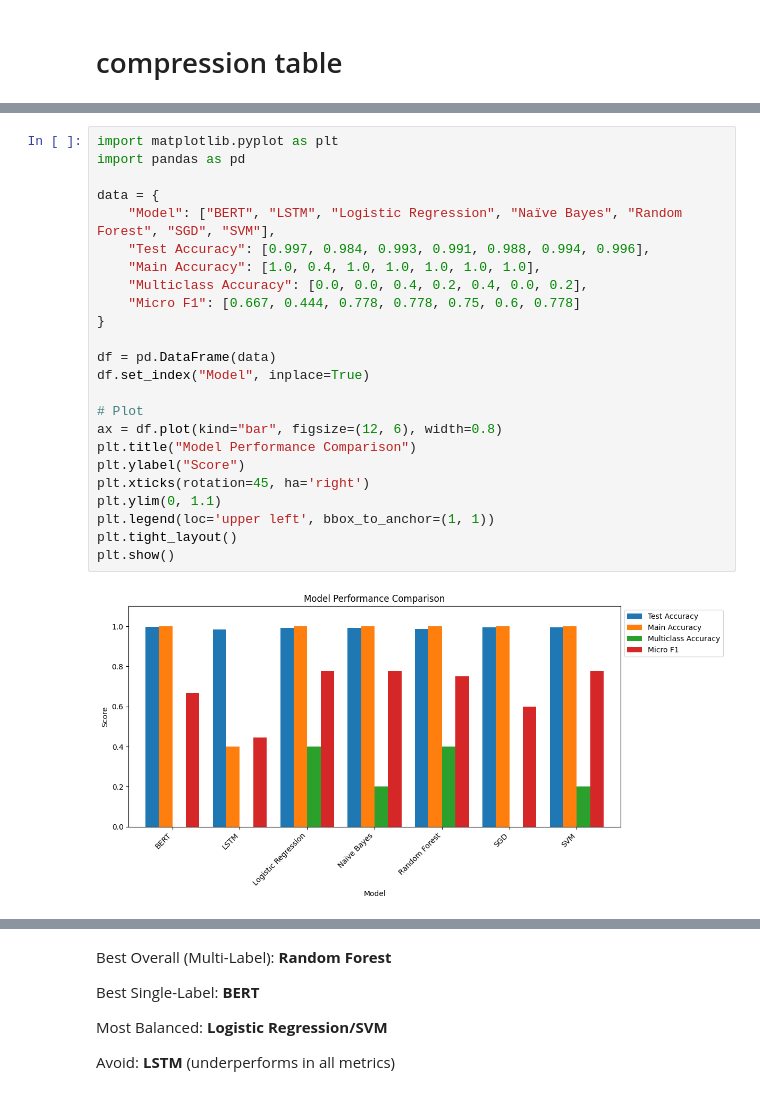
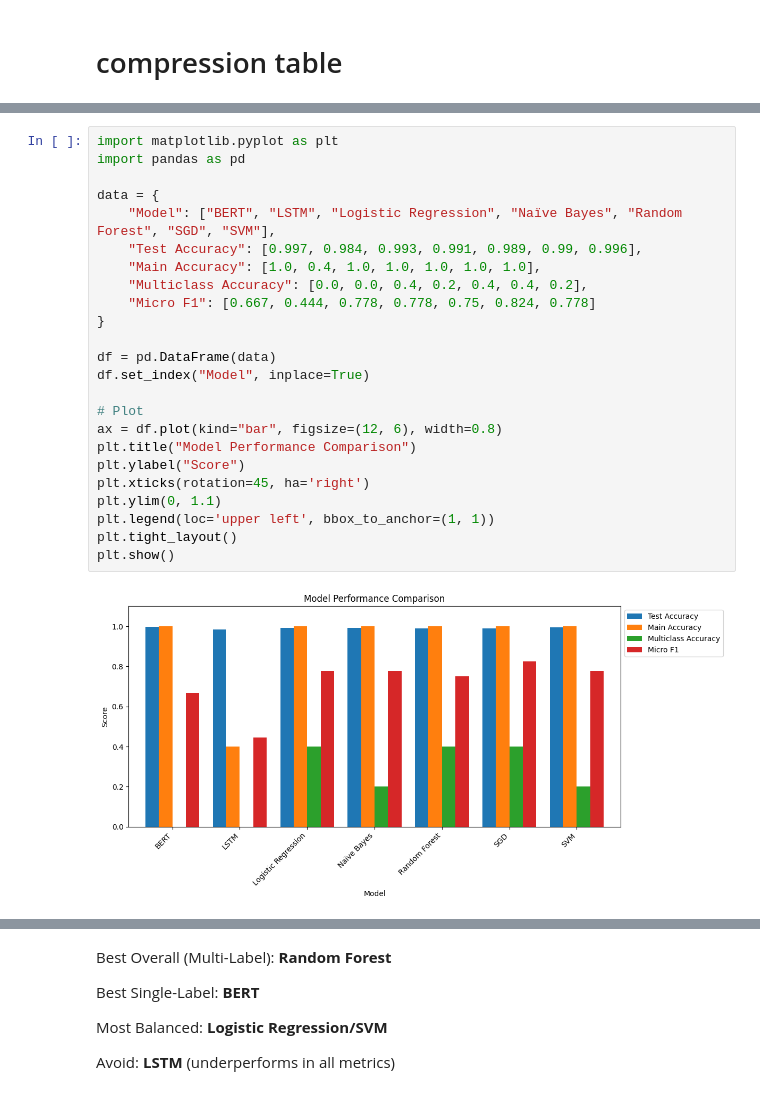
Before and after one commit to AbdelhadySayed/complaint-ticketing-system, a Jupyter notebook: notebooks/classification_models.ipynb, the cells around one changed output, grey strips where cells are left out. Saved outputs shown, nothing was run; the diff lists cells and outputs as text.

```diff
--- a/notebooks/classification_models.ipynb
+++ b/notebooks/classification_models.ipynb
@@ -2592,29 +2602,29 @@ WARNING:absl:Compiled the loaded model, but the compiled metrics have yet to be
 # %%
 import matplotlib.pyplot as plt
 import pandas as pd
 
 data = {
     "Model": ["BERT", "LSTM", "Logistic Regression", "Naïve Bayes", "Random Forest", "SGD", "SVM"],
-    "Test Accuracy": [0.997, 0.984, 0.993, 0.991, 0.988, 0.994, 0.996],
+    "Test Accuracy": [0.997, 0.984, 0.993, 0.991, 0.989, 0.99, 0.996],
     "Main Accuracy": [1.0, 0.4, 1.0, 1.0, 1.0, 1.0, 1.0],
-    "Multiclass Accuracy": [0.0, 0.0, 0.4, 0.2, 0.4, 0.0, 0.2],
-    "Micro F1": [0.667, 0.444, 0.778, 0.778, 0.75, 0.6, 0.778]
+    "Multiclass Accuracy": [0.0, 0.0, 0.4, 0.2, 0.4, 0.4, 0.2],
+    "Micro F1": [0.667, 0.444, 0.778, 0.778, 0.75, 0.824, 0.778]
 }
 
 df = pd.DataFrame(data)
 df.set_index("Model", inplace=True)
 
 # Plot
 ax = df.plot(kind="bar", figsize=(12, 6), width=0.8)
 plt.title("Model Performance Comparison")
 plt.ylabel("Score")
 plt.xticks(rotation=45, ha='right')
 plt.ylim(0, 1.1)
 plt.legend(loc='upper left', bbox_to_anchor=(1, 1))
 plt.tight_layout()
 plt.show()
 # %% [output]
-[figure, old version]
+[figure, new version]
 # %%
 import numpy as np
 
```
Also changed, not shown: parts of 31 cells of this notebook.
